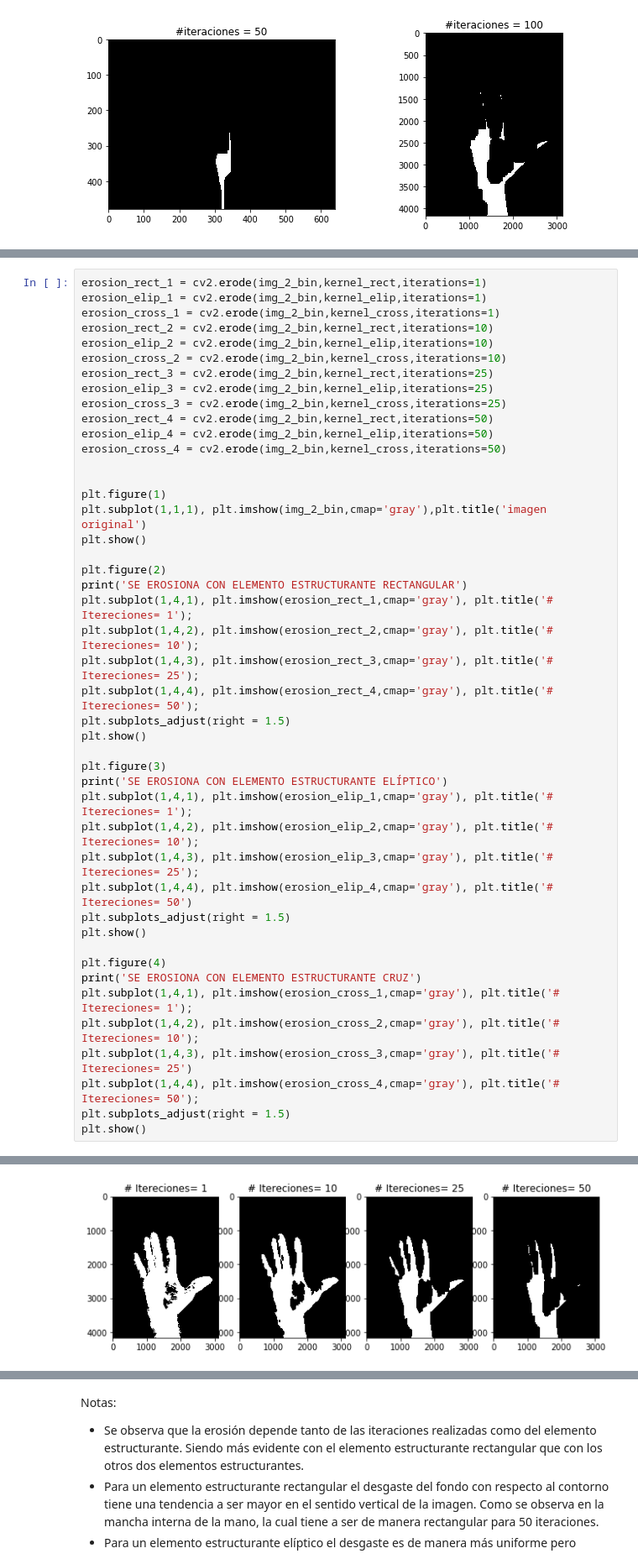
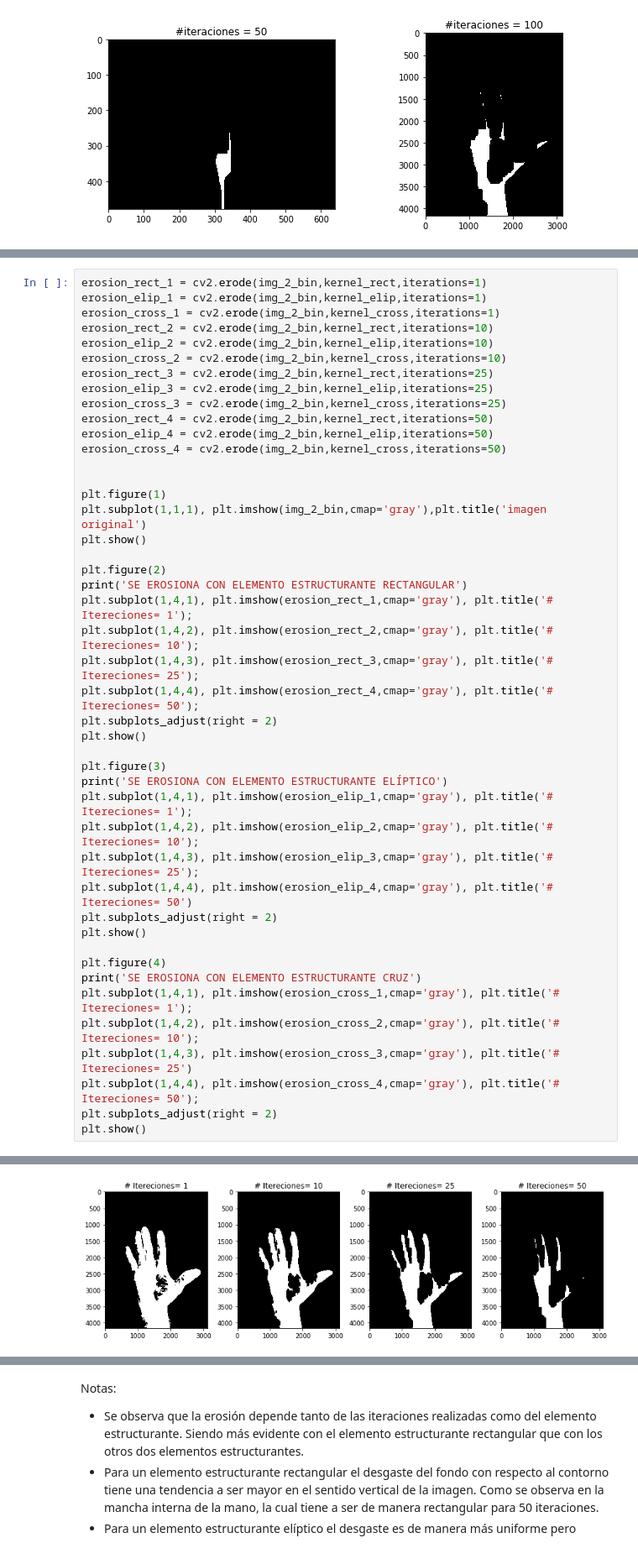
Before and after one commit to LeonardoMercado/TecIA, a Jupyter notebook: compartida de talleres/03 Taller 3 Operaciones Morfológicas/Taller 3 operaciones Morfológicas.ipynb, the cells around one changed output, grey strips where cells are left out. Shown at 84% size. Cells and saved outputs as stored; diff of their text form.

```diff
--- a/compartida de talleres/03 Taller 3 Operaciones Morfológicas/Taller 3 operaciones Morfológicas.ipynb
+++ b/compartida de talleres/03 Taller 3 Operaciones Morfológicas/Taller 3 operaciones Morfológicas.ipynb
@@ -244,35 +244,35 @@ erosion_cross_4 = cv2.erode(img_2_bin,kernel_cross,iterations=50)
 plt.figure(1)
 plt.subplot(1,1,1), plt.imshow(img_2_bin,cmap='gray'),plt.title('imagen original')
 plt.show()
 
 plt.figure(2)
 print('SE EROSIONA CON ELEMENTO ESTRUCTURANTE RECTANGULAR')
 plt.subplot(1,4,1), plt.imshow(erosion_rect_1,cmap='gray'), plt.title('# Itereciones= 1');
 plt.subplot(1,4,2), plt.imshow(erosion_rect_2,cmap='gray'), plt.title('# Itereciones= 10');
 plt.subplot(1,4,3), plt.imshow(erosion_rect_3,cmap='gray'), plt.title('# Itereciones= 25');
 plt.subplot(1,4,4), plt.imshow(erosion_rect_4,cmap='gray'), plt.title('# Itereciones= 50');
-plt.subplots_adjust(right = 1.5)
+plt.subplots_adjust(right = 2)
 plt.show()
 
 plt.figure(3)
 print('SE EROSIONA CON ELEMENTO ESTRUCTURANTE ELÍPTICO')
 plt.subplot(1,4,1), plt.imshow(erosion_elip_1,cmap='gray'), plt.title('# Itereciones= 1');
 plt.subplot(1,4,2), plt.imshow(erosion_elip_2,cmap='gray'), plt.title('# Itereciones= 10');
 plt.subplot(1,4,3), plt.imshow(erosion_elip_3,cmap='gray'), plt.title('# Itereciones= 25');
 plt.subplot(1,4,4), plt.imshow(erosion_elip_4,cmap='gray'), plt.title('# Itereciones= 50')
-plt.subplots_adjust(right = 1.5)
+plt.subplots_adjust(right = 2)
 plt.show()
 
 plt.figure(4)
 print('SE EROSIONA CON ELEMENTO ESTRUCTURANTE CRUZ')
 plt.subplot(1,4,1), plt.imshow(erosion_cross_1,cmap='gray'), plt.title('# Itereciones= 1');
 plt.subplot(1,4,2), plt.imshow(erosion_cross_2,cmap='gray'), plt.title('# Itereciones= 10');
 plt.subplot(1,4,3), plt.imshow(erosion_cross_3,cmap='gray'), plt.title('# Itereciones= 25')
 plt.subplot(1,4,4), plt.imshow(erosion_cross_4,cmap='gray'), plt.title('# Itereciones= 50');
-plt.subplots_adjust(right = 1.5)
+plt.subplots_adjust(right = 2)
 plt.show()
 # %% [output]
 [figure]
 SE EROSIONA CON ELEMENTO ESTRUCTURANTE RECTANGULAR
-[figure, old version]
+[figure, new version]
 SE EROSIONA CON ELEMENTO ESTRUCTURANTE ELÍPTICO
```
Also changed, not shown: parts of 25 cells of this notebook, 1 other file.
